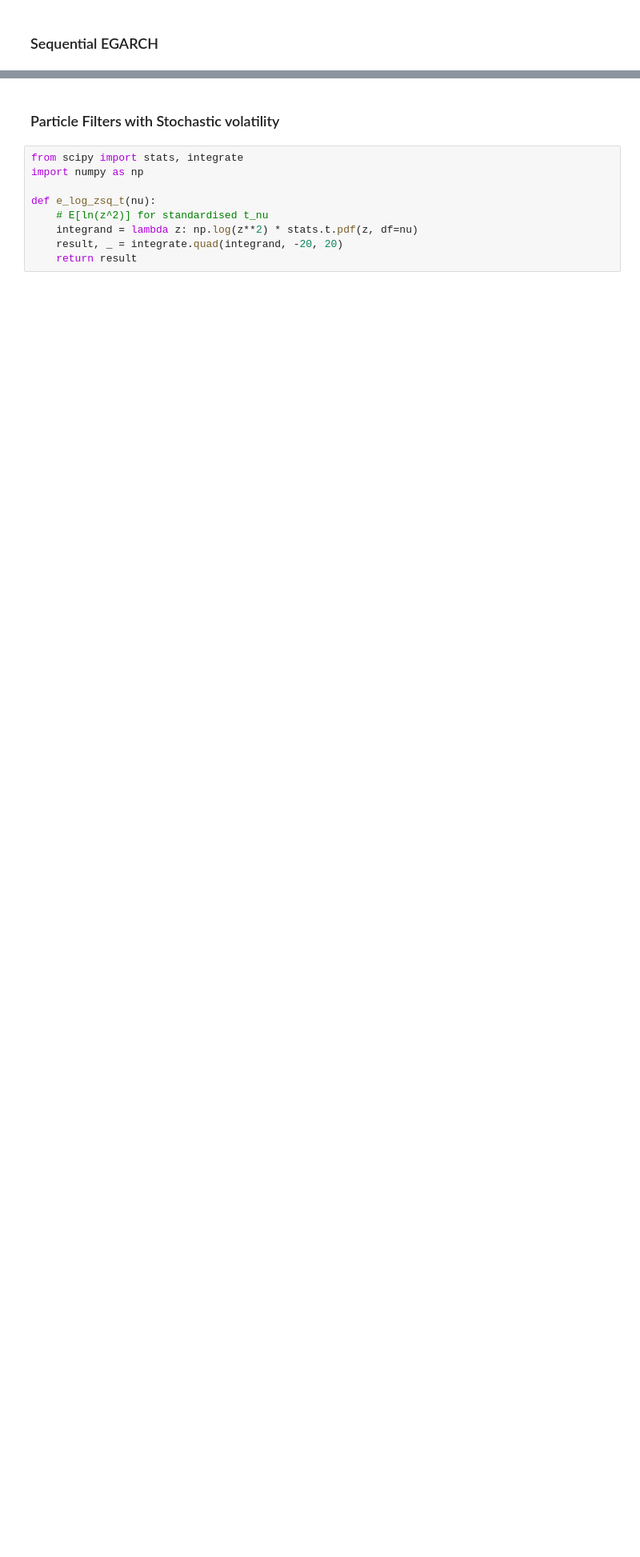
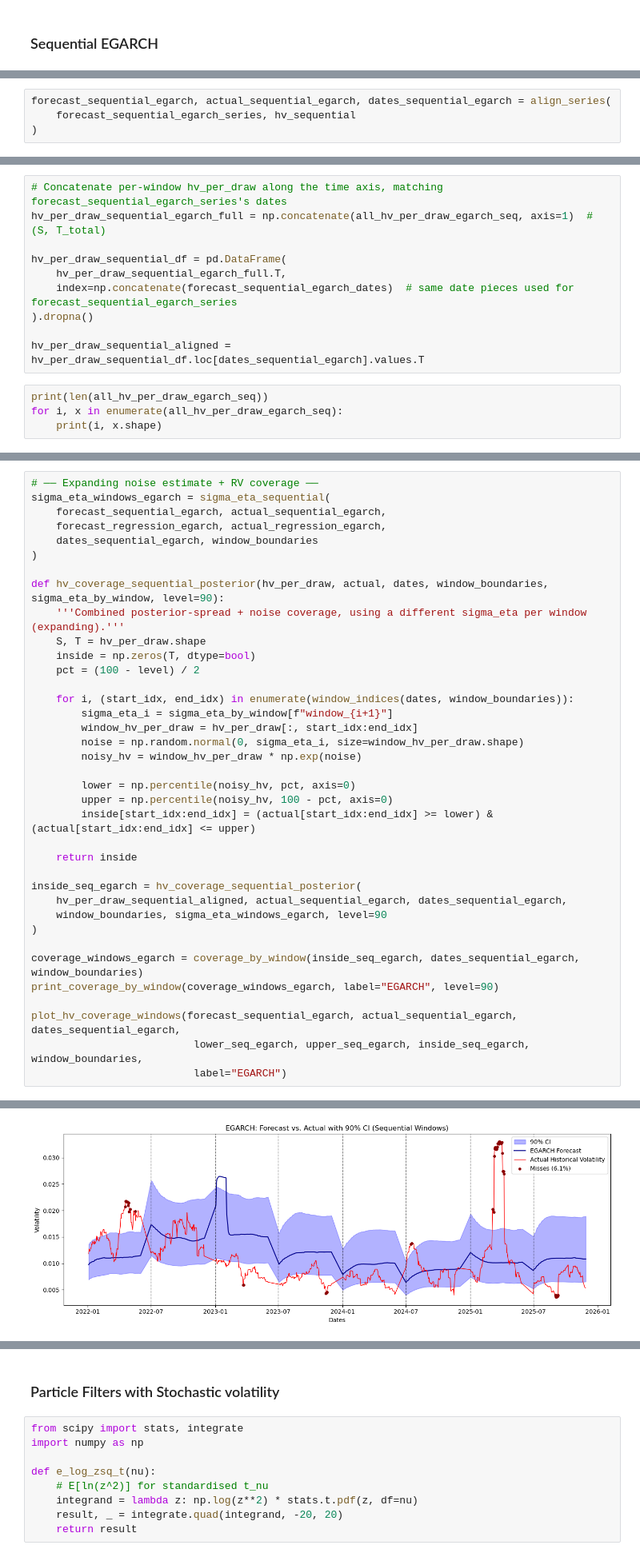
Before and after one commit to aditbasu1324/Volatility-Modelling-Through-Bayesian-Methods, a Jupyter notebook: Bayesian II-Copy3.ipynb, the cells around one changed output, grey strips where cells are left out. Shown at 80% size. Cells and saved outputs as stored; diff of their text form; blank space fills up the shorter version.

```diff
--- a/Bayesian II-Copy3.ipynb
+++ b/Bayesian II-Copy3.ipynb
@@ -1976,0 +1657,4 @@ plt.show()
+# %%
+forecast_sequential_egarch, actual_sequential_egarch, dates_sequential_egarch = align_series(
+    forecast_sequential_egarch_series, hv_sequential
+)
@@ -1976,0 +1685,14 @@ plt.show()
+# %%
+# Concatenate per-window hv_per_draw along the time axis, matching forecast_sequential_egarch_series's dates
+hv_per_draw_sequential_egarch_full = np.concatenate(all_hv_per_draw_egarch_seq, axis=1)  # (S, T_total)
+
+hv_per_draw_sequential_df = pd.DataFrame(
+    hv_per_draw_sequential_egarch_full.T,
+    index=np.concatenate(forecast_sequential_egarch_dates)  # same date pieces used for forecast_sequential_egarch_series
+).dropna()
+
+hv_per_draw_sequential_aligned = hv_per_draw_sequential_df.loc[dates_sequential_egarch].values.T
+# %%
+print(len(all_hv_per_draw_egarch_seq))
+for i, x in enumerate(all_hv_per_draw_egarch_seq):
+    print(i, x.shape)
@@ -1976,0 +1709,38 @@ plt.show()
+# %%
+# ── Expanding noise estimate + RV coverage ──
+sigma_eta_windows_egarch = sigma_eta_sequential(
+    forecast_sequential_egarch, actual_sequential_egarch,
+    forecast_regression_egarch, actual_regression_egarch,
+    dates_sequential_egarch, window_boundaries
+)
+
+def hv_coverage_sequential_posterior(hv_per_draw, actual, dates, window_boundaries, sigma_eta_by_window, level=90):
+    '''Combined posterior-spread + noise coverage, using a different sigma_eta per window (expanding).'''
+    S, T = hv_per_draw.shape
+    inside = np.zeros(T, dtype=bool)
+    pct = (100 - level) / 2
+
+    for i, (start_idx, end_idx) in enumerate(window_indices(dates, window_boundaries)):
+        sigma_eta_i = sigma_eta_by_window[f"window_{i+1}"]
+        window_hv_per_draw = hv_per_draw[:, start_idx:end_idx]
+        noise = np.random.normal(0, sigma_eta_i, size=window_hv_per_draw.shape)
+        noisy_hv = window_hv_per_draw * np.exp(noise)
+
+        lower = np.percentile(noisy_hv, pct, axis=0)
+        upper = np.percentile(noisy_hv, 100 - pct, axis=0)
+        inside[start_idx:end_idx] = (actual[start_idx:end_idx] >= lower) & (actual[start_idx:end_idx] <= upper)
+
+    return inside
+
+inside_seq_egarch = hv_coverage_sequential_posterior(
+    hv_per_draw_sequential_aligned, actual_sequential_egarch, dates_sequential_egarch,
+    window_boundaries, sigma_eta_windows_egarch, level=90
+)
+
+coverage_windows_egarch = coverage_by_window(inside_seq_egarch, dates_sequential_egarch, window_boundaries)
+print_coverage_by_window(coverage_windows_egarch, label="EGARCH", level=90)
+
+plot_hv_coverage_windows(forecast_sequential_egarch, actual_sequential_egarch, dates_sequential_egarch,
+                          lower_seq_egarch, upper_seq_egarch, inside_seq_egarch, window_boundaries,
+                          label="EGARCH")
+# %% [output]
@@ -1976,0 +1756 @@ plt.show()
+[figure, added]
```
Also changed, not shown: parts of 58 cells of this notebook, 8 other files.
